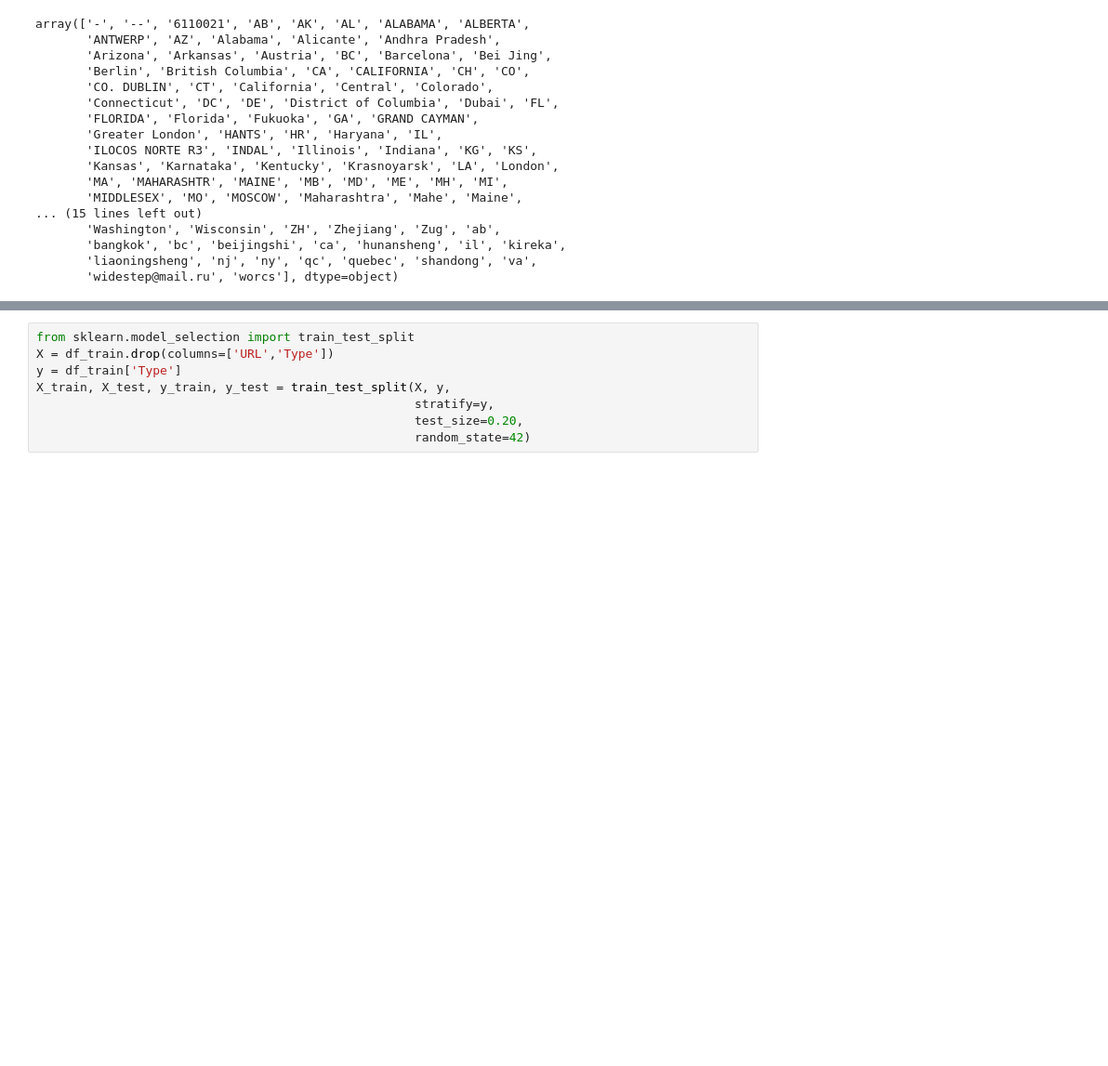
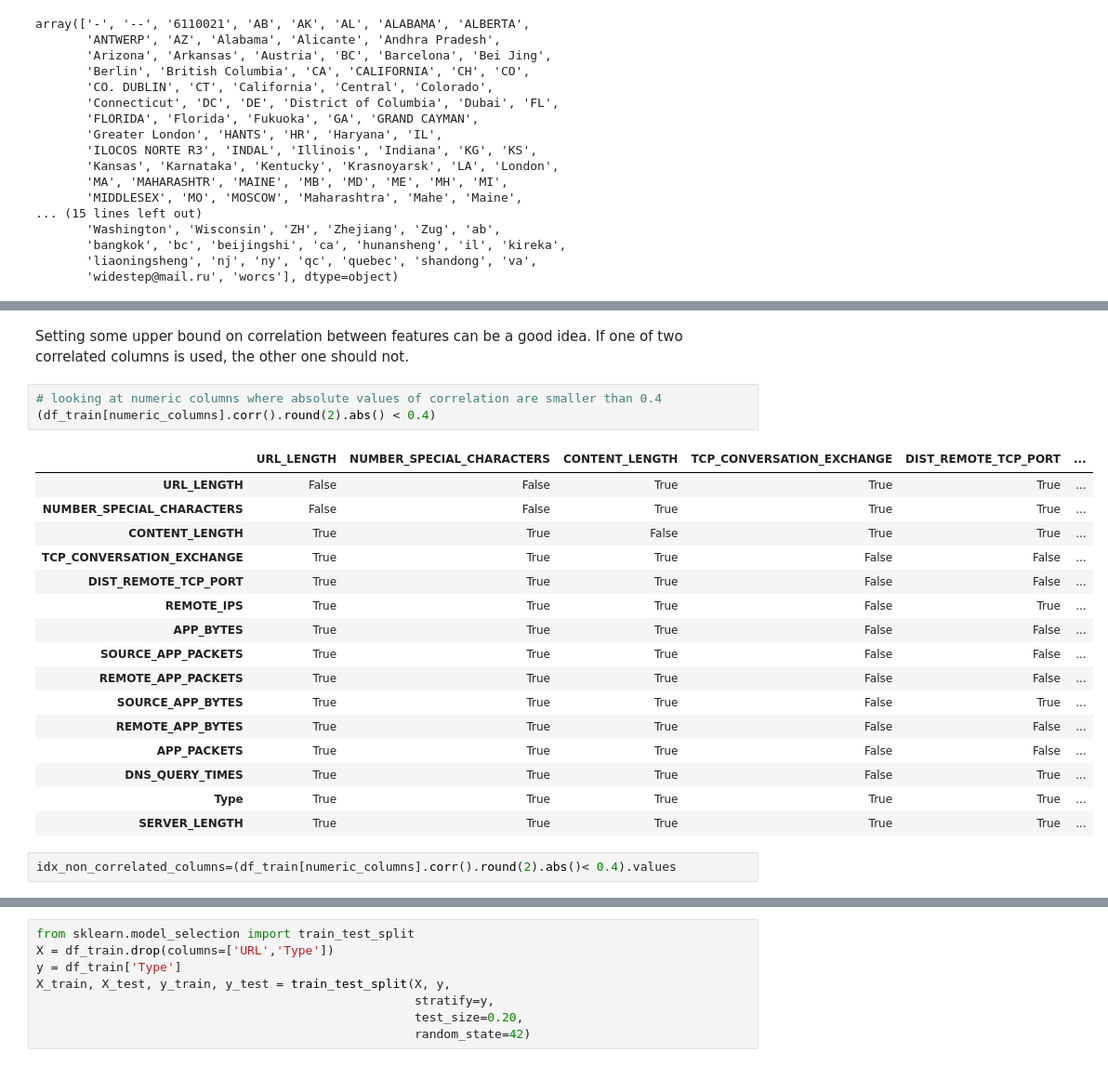
Before and after one commit to Jonkil/ML-project-2021-ESIEE, a Jupyter notebook: notebook_2.ipynb, the cells around one changed output, grey strips where cells are left out. Shown: that part at 93% size. Saved outputs shown, nothing was run; the diff lists cells and outputs as text; blank space fills up the shorter version.

```diff
--- a/notebook_2.ipynb
+++ b/notebook_2.ipynb
@@ -399,0 +521,24 @@ array(['-', '--', '6110021', 'AB', 'AK', 'AL', 'ALABAMA', 'ALBERTA',
+# %% [markdown]
+Setting some upper bound on correlation between features can be a good idea. If one of two correlated columns is used, the other one should not.
+# %%
+# looking at numeric columns where absolute values of correlation are smaller than 0.4
+(df_train[numeric_columns].corr().round(2).abs() < 0.4)
+# %% [output]
+|  | URL_LENGTH | NUMBER_SPECIAL_CHARACTERS | CONTENT_LENGTH | TCP_CONVERSATION_EXCHANGE | DIST_REMOTE_TCP_PORT | ... |
+| URL_LENGTH | False | False | True | True | True | ... |
+| NUMBER_SPECIAL_CHARACTERS | False | False | True | True | True | ... |
+| CONTENT_LENGTH | True | True | False | True | True | ... |
+| TCP_CONVERSATION_EXCHANGE | True | True | True | False | False | ... |
+| DIST_REMOTE_TCP_PORT | True | True | True | False | False | ... |
+| REMOTE_IPS | True | True | True | False | True | ... |
+| APP_BYTES | True | True | True | False | False | ... |
+| SOURCE_APP_PACKETS | True | True | True | False | False | ... |
+| REMOTE_APP_PACKETS | True | True | True | False | False | ... |
+| SOURCE_APP_BYTES | True | True | True | False | True | ... |
+| REMOTE_APP_BYTES | True | True | True | False | False | ... |
+| APP_PACKETS | True | True | True | False | False | ... |
+| DNS_QUERY_TIMES | True | True | True | False | True | ... |
+| Type | True | True | True | True | True | ... |
+| SERVER_LENGTH | True | True | True | True | True | ... |
+# %%
+idx_non_correlated_columns=(df_train[numeric_columns].corr().round(2).abs()< 0.4).values
```
Also changed, not shown: parts of 47 cells of this notebook.
